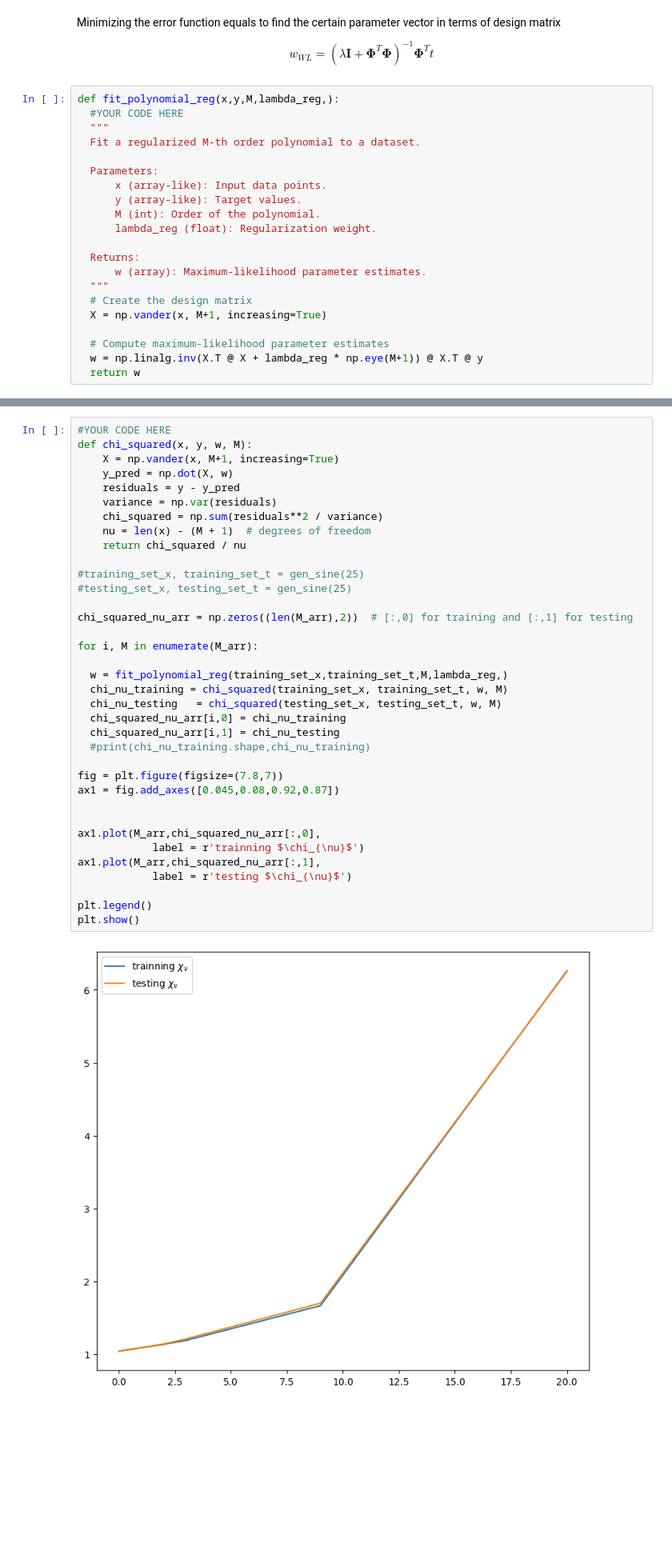
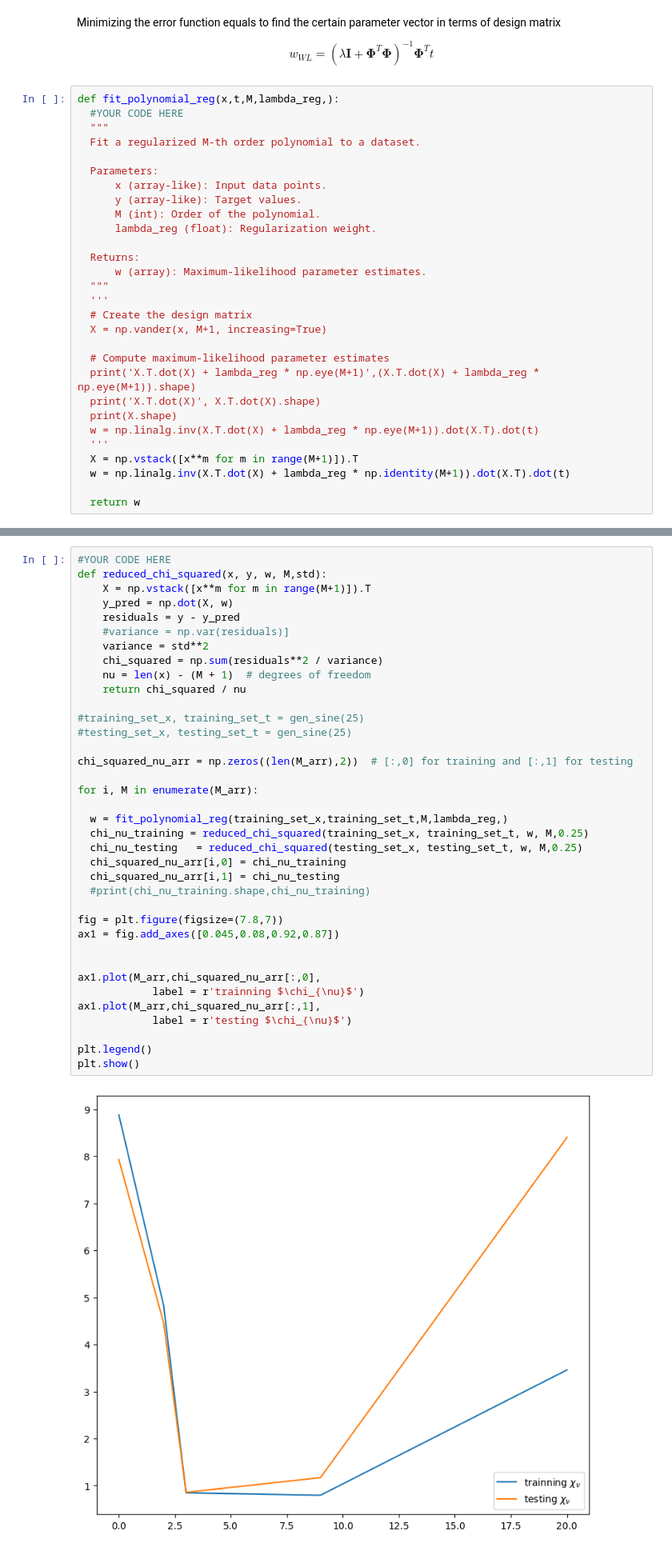
Before and after one commit to halipotezzz32/MachineLearning4Physics, a Jupyter notebook: Copy_of_ML4PhA_2024_Exercise_sheet_2.ipynb, the cells around one changed output, grey strips where cells are left out. Shown at 80% size. Cells and saved outputs as stored; diff of their text form; blank space fills up the shorter version.

````diff
--- a/Copy_of_ML4PhA_2024_Exercise_sheet_2.ipynb
+++ b/Copy_of_ML4PhA_2024_Exercise_sheet_2.ipynb
@@ -412,7 +412,7 @@ Minimizing the error function equals to find the certain parameter vector in ter
 w_{WL} =\left( \lambda \boldsymbol{I} +\boldsymbol{\Phi }^{T}\boldsymbol{\Phi }\right)^{-1}\boldsymbol{\Phi }^{T} t
 \end{equation*}
 # %%
-def fit_polynomial_reg(x,y,M,lambda_reg,):
+def fit_polynomial_reg(x,t,M,lambda_reg,):
   #YOUR CODE HERE
   """
   Fit a regularized M-th order polynomial to a dataset.
@@ -426,11 +426,19 @@ def fit_polynomial_reg(x,y,M,lambda_reg,):
   Returns:
       w (array): Maximum-likelihood parameter estimates.
   """
+  '''
   # Create the design matrix
   X = np.vander(x, M+1, increasing=True)
 
   # Compute maximum-likelihood parameter estimates
-  w = np.linalg.inv(X.T @ X + lambda_reg * np.eye(M+1)) @ X.T @ y
+  print('X.T.dot(X) + lambda_reg * np.eye(M+1)',(X.T.dot(X) + lambda_reg * np.eye(M+1)).shape)
+  print('X.T.dot(X)', X.T.dot(X).shape)
+  print(X.shape)
+  w = np.linalg.inv(X.T.dot(X) + lambda_reg * np.eye(M+1)).dot(X.T).dot(t)
+  '''
+  X = np.vstack([x**m for m in range(M+1)]).T
+  w = np.linalg.inv(X.T.dot(X) + lambda_reg * np.identity(M+1)).dot(X.T).dot(t)
+
   return w
 # %% [markdown]
 3. (2 point) $$\\ $$  Use your ``` gen_sine``` method to generate 25 datapoints as "training set", and another 25 datapoints as "test set", under the same conditions as before.  Then, fit polynomials of $M \in (0,2,3,9, 20)$ for values $\lambda = 0$ (unregularized case) to your test set. Plot your results, showing the polynomials, the test and the training set simultaneously.
@@ -515,42 +522,43 @@ $$
 Plot the $\chi^2$ values for both training and test set as function of $M$. What do you observe?
 # %%
 #YOUR CODE HERE
-def chi_squared(x, y, w, M):
-    X = np.vander(x, M+1, increasing=True)
+def reduced_chi_squared(x, y, w, M,std):
+    X = np.vstack([x**m for m in range(M+1)]).T
     y_pred = np.dot(X, w)
     residuals = y - y_pred
-    variance = np.var(residuals)
+    #variance = np.var(residuals)]
+    variance = std**2
     chi_squared = np.sum(residuals**2 / variance)
     nu = len(x) - (M + 1)  # degrees of freedom
     return chi_squared / nu
 
 #training_set_x, training_set_t = gen_sine(25)
 #testing_set_x, testing_set_t = gen_sine(25)
 
 chi_squared_nu_arr = np.zeros((len(M_arr),2))  # [:,0] for training and [:,1] for testing
 
 for i, M in enumerate(M_arr):
 
   w = fit_polynomial_reg(training_set_x,training_set_t,M,lambda_reg,)
-  chi_nu_training = chi_squared(training_set_x, training_set_t, w, M)
-  chi_nu_testing   = chi_squared(testing_set_x, testing_set_t, w, M)
+  chi_nu_training = reduced_chi_squared(training_set_x, training_set_t, w, M,0.25)
+  chi_nu_testing   = reduced_chi_squared(testing_set_x, testing_set_t, w, M,0.25)
   chi_squared_nu_arr[i,0] = chi_nu_training
   chi_squared_nu_arr[i,1] = chi_nu_testing
   #print(chi_nu_training.shape,chi_nu_training)
 
 fig = plt.figure(figsize=(7.8,7))
 ax1 = fig.add_axes([0.045,0.08,0.92,0.87])
 
 
 ax1.plot(M_arr,chi_squared_nu_arr[:,0],
             label = r'trainning $\chi_{\nu}$')
 ax1.plot(M_arr,chi_squared_nu_arr[:,1],
             label = r'testing $\chi_{\nu}$')
 
 plt.legend()
 plt.show()
 # %% [output]
-[figure, old version]
+[figure, new version]
 # %% [markdown]
 *YOUR SOLUTION HERE*
 
````
Also changed, not shown: parts of 8 cells of this notebook.
